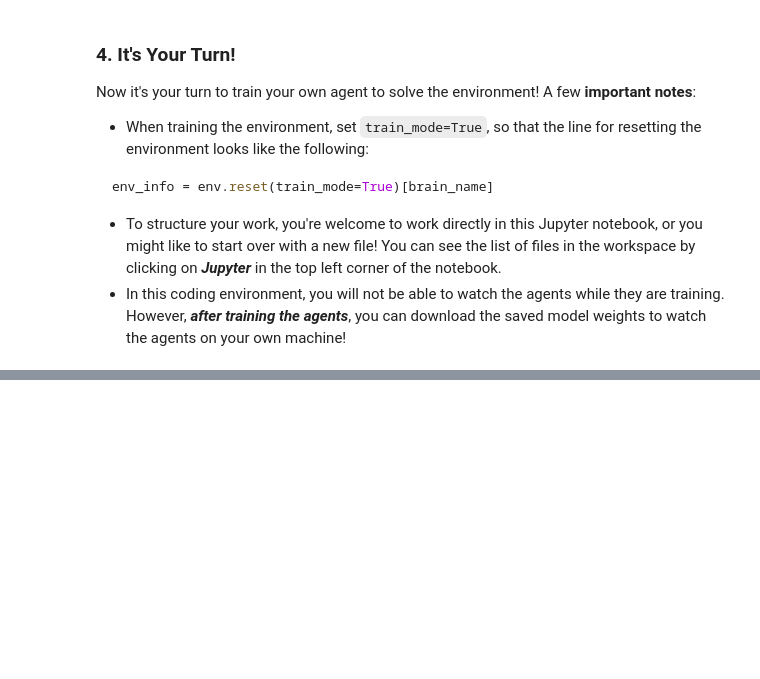
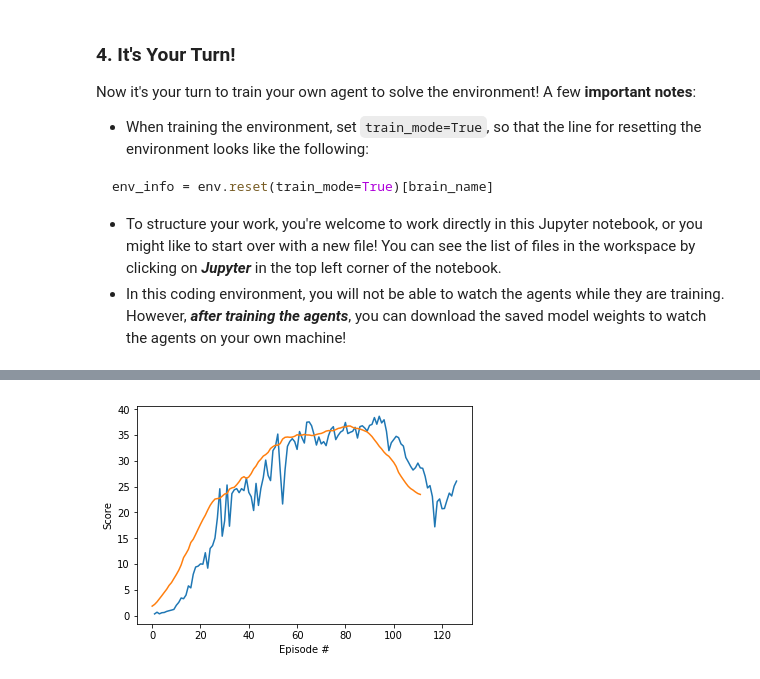
Before and after one commit to debjani-bhowmick/DRLND-continous-learning, a Jupyter notebook: Continuous_Control.ipynb, the cells around one changed output, grey strips where cells are left out. Drawn from its saved outputs; the diff is of its cells as text; code cells hidden in the pictures; blank space fills up the shorter version.

```diff
--- a/Continuous_Control.ipynb
+++ b/Continuous_Control.ipynb
@@ -141 +203,20 @@ agent = Agent(state_size=state_size, action_size=action_size, random_seed=0)
+# %%
+# Visualize the average reward per agent over the number of episodes
+
+import matplotlib.pyplot as plt
+%matplotlib inline
+
+def runningMean(x, window):
+    ''' Calcule the running mean over x for a given window size '''
+    cumsum = np.cumsum(np.insert(x, 0, 0))
+    return (cumsum[window:] - cumsum[:-window]) / float(window)
+
+fig = plt.figure()
+ax = fig.add_subplot(111)
+plt.plot(np.arange(1, len(scores)+1), scores, runningMean(scores, 15))
+plt.ylabel('Score')
+plt.xlabel('Episode #')
+plt.show()
+# %% [output]
+[figure, added]
 # %%
```
Also changed, not shown: parts of 9 cells of this notebook, 7 other files.
